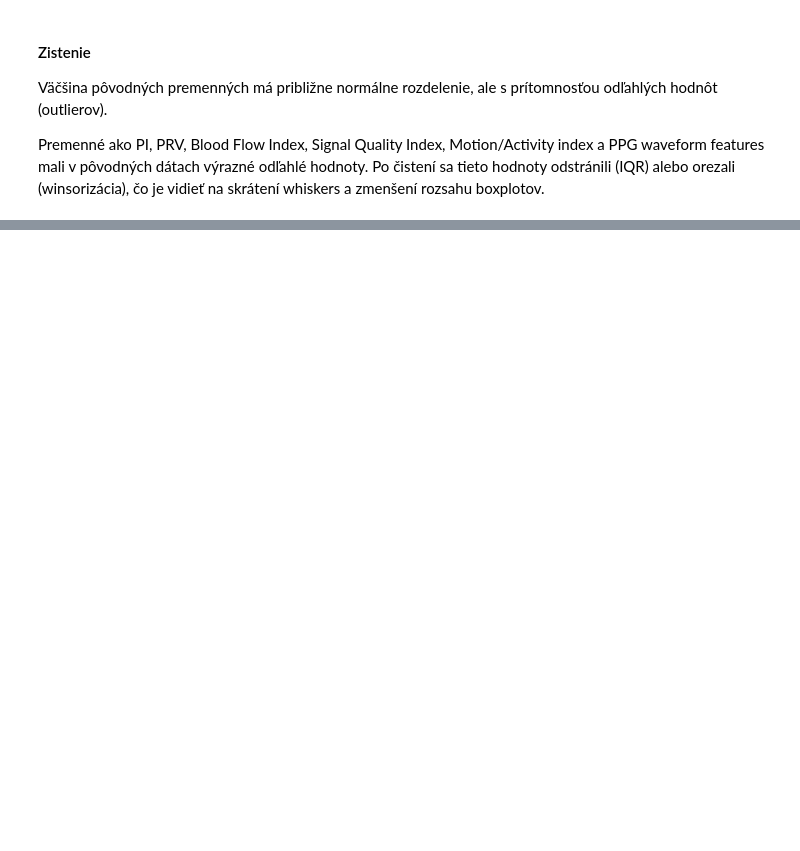
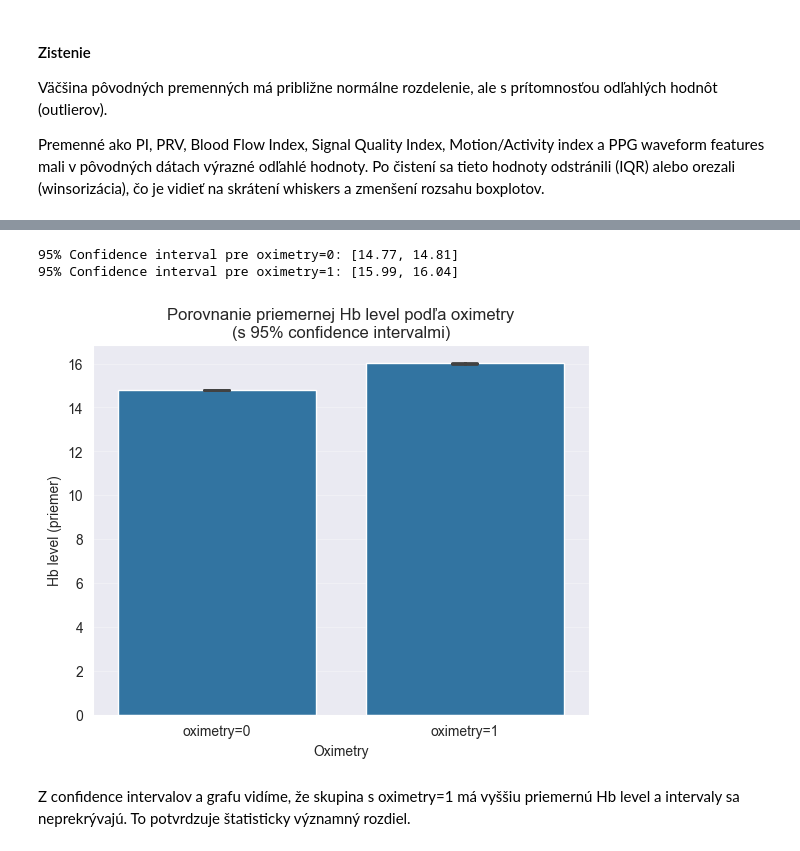
Before and after one commit to BohachNazar/IAUZadanie1, a Jupyter notebook: 1.ipynb, the cells around one changed output, grey strips where cells are left out. Drawn from its saved outputs; the diff is of its cells as text; code cells hidden in the pictures; blank space fills up the shorter version.

```diff
--- a/1.ipynb
+++ b/1.ipynb
@@ -818,0 +985,24 @@ Premenné ako PI, PRV, Blood Flow Index, Signal Quality Index, Motion/Activity i
+# %%
+# Confidence intervaly
+import statsmodels.stats.api as sms
+ci_ox0 = sms.DescrStatsW(hb_ox0).tconfint_mean()
+ci_ox1 = sms.DescrStatsW(hb_ox1).tconfint_mean()
+print(f'95% Confidence interval pre oximetry=0: [{ci_ox0[0]:.2f}, {ci_ox0[1]:.2f}]')
+print(f'95% Confidence interval pre oximetry=1: [{ci_ox1[0]:.2f}, {ci_ox1[1]:.2f}]')
+# %% [output]
+95% Confidence interval pre oximetry=0: [14.77, 14.81]
+95% Confidence interval pre oximetry=1: [15.99, 16.04]
+# %%
+# Barplot s confidence intervalmi
+comparison_data = obs_iqr[obs_iqr['oximetry'].isin([0, 1])].copy()
+sns.barplot(x='oximetry', y='Hb level', data=comparison_data, capsize=0.1, err_kws={'linewidth': 2})
+plt.xlabel('Oximetry')
+plt.ylabel('Hb level (priemer)')
+plt.title('Porovnanie priemernej Hb level podľa oximetry\n(s 95% confidence intervalmi)')
+plt.xticks([0, 1], ['oximetry=0', 'oximetry=1'])
+plt.grid(True, alpha=0.3, axis='y')
+plt.show()
+# %% [output]
+[figure, added]
+# %% [markdown]
+Z confidence intervalov a grafu vidíme, že skupina s oximetry=1 má vyššiu priemernú Hb level a intervaly sa neprekrývajú. To potvrdzuje štatisticky významný rozdiel.
```
Also changed, not shown: parts of 45 cells of this notebook.
